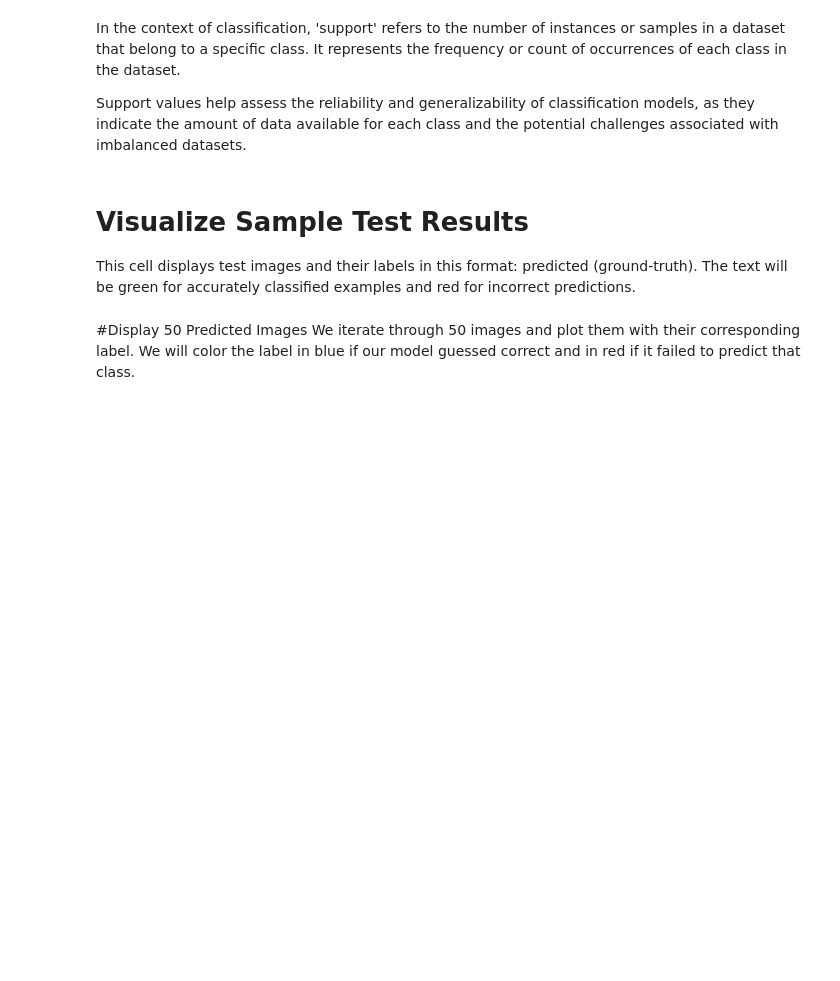
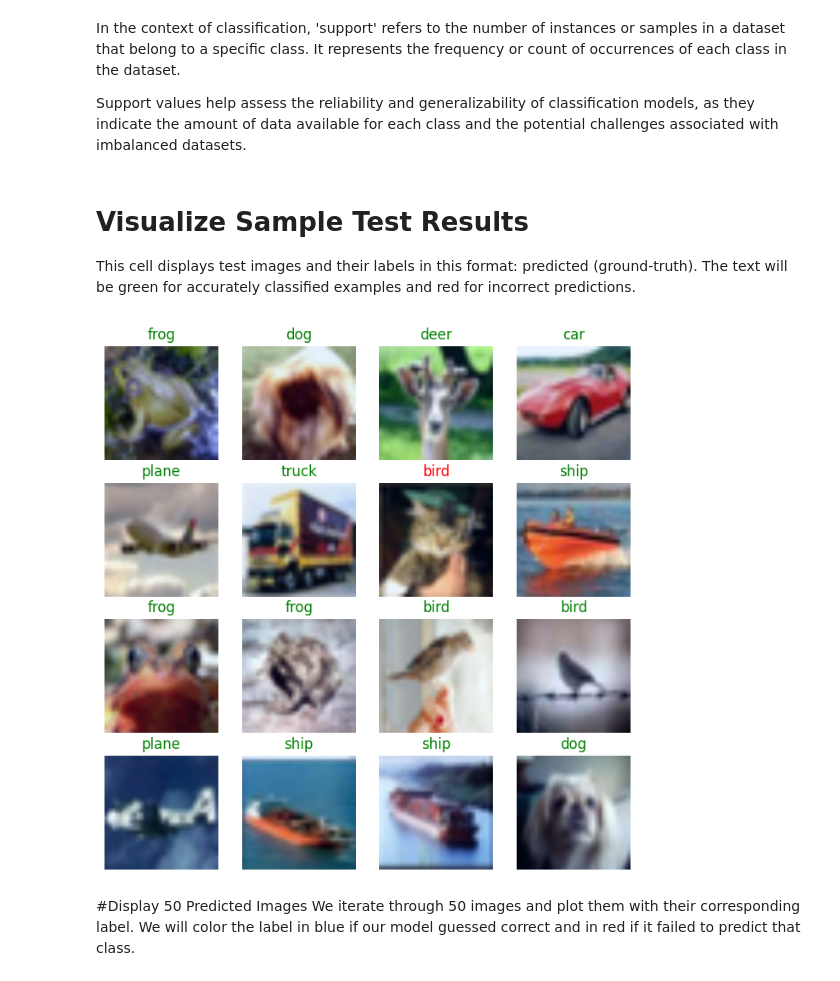
Before and after one commit to simonmkkk/CIFAR-10-with-CNN, a Jupyter notebook: CNN4_RegNetY400m/CNN4_CIFAR_10_RegNetY400m.ipynb, the cells around one changed output. Cells and saved outputs as stored; diff of their text form; code cells hidden in the pictures; blank space fills up the shorter version.

```diff
--- a/CNN4_RegNetY400m/CNN4_CIFAR_10_RegNetY400m.ipynb
+++ b/CNN4_RegNetY400m/CNN4_CIFAR_10_RegNetY400m.ipynb
@@ -164,9 +173,9 @@ val_set, test_set = torch.utils.data.random_split(test_dataset, [5000, 5000])
 pin_memory = (device == "cuda")
 
 # Define the data loaders for the training, validation, and test sets
-train_loader = torch.utils.data.DataLoader(train_set, batch_size=192, shuffle=True, num_workers=0, pin_memory=pin_memory, persistent_workers=False)
-val_loader = torch.utils.data.DataLoader(val_set, batch_size=192, shuffle=False, num_workers=0, pin_memory=pin_memory, persistent_workers=False)
-test_loader = torch.utils.data.DataLoader(test_set, batch_size=192, shuffle=False, num_workers=0, pin_memory=pin_memory, persistent_workers=False)
+train_loader = torch.utils.data.DataLoader(train_set, batch_size=256, shuffle=True, num_workers=4, pin_memory=pin_memory, persistent_workers=True)
+val_loader = torch.utils.data.DataLoader(val_set, batch_size=256, shuffle=False, num_workers=4, pin_memory=pin_memory, persistent_workers=True)
+test_loader = torch.utils.data.DataLoader(test_set, batch_size=256, shuffle=False, num_workers=4, pin_memory=pin_memory, persistent_workers=True)
 
 # Define the classes for the CIFAR-10 dataset
 classes = ['plane', 'car', 'bird', 'cat', 'deer', 'dog', 'frog', 'horse', 'ship', 'truck']
@@ -195,7 +206,8 @@ This notebook uses an ImageNet-pretrained **RegNetY-400MF** backbone and replace
 
 RegNet is a modern convolutional network architecture that incorporates depthwise convolutions, inverted bottlenecks, and LayerNorm-style normalization, offering strong performance and transfer learning capabilities.
 # %%
-model = models.regnet_y_400mf(weights=models.RegNet_Y_400MF_Weights.DEFAULT)
+# No pretrained weights: train from scratch
+model = models.regnet_y_400mf(weights=None)
 
 # Replace the classification head for CIFAR-10 (10 output classes)
 model.fc = nn.Linear(model.fc.in_features, 10)
@@ -222,7 +254,7 @@ The following loop trains for 50 epochs; take a look at how the values for the t
 ## Specify Loss Function and Optimizer
 It's recommended that you use cross-entropy loss for classification. If you look at the documentation (linked above), you can see that PyTorch's cross entropy function applies a softmax funtion to the output layer and then calculates the log loss.
 # %%
-EPOCHS = 1
+EPOCHS = 100
 
 criterion = nn.CrossEntropyLoss(label_smoothing=0.01)  # Cross-Entropy Loss for multi-class classification
 
@@ -499,26 +606,29 @@ This cell displays test images and their labels in this format: predicted (groun
 # %%
 # obtain one batch of test images
 images, labels = next(iter(test_loader))
-model.cpu()
-
-# get sample outputs
-output = model(images)
+# Keep model on device (torch.compile does not support .cpu()). Run inference on device.
+images = images.to(device)
+with torch.no_grad():
+    output = model(images)
 # convert output probabilities to predicted class
 _, preds = torch.max(output, 1)
+images, preds = images.cpu(), preds.cpu()  # move to CPU for plotting
 
 # Create a 4x4 grid for displaying the images
 fig, axes = plt.subplots(4, 4, figsize=(8, 8))
 
 # Iterate over the images and display them in the grid
 for idx, ax in enumerate(axes.flat):
   # Normalize the image tensor to [0, 1] range
   image = images[idx].permute(1, 2, 0)
   image = (image - image.min()) / (image.max() - image.min())
   ax.imshow(image)  # Display the image
   ax.axis('off')  # Hide the axes
   ax.set_title("{}".format(classes[preds[idx]]),
                  color=("green" if preds[idx]==labels[idx] else "red"))  # Add title to the image
 plt.show()
+# %% [output]
+[figure, added]
 # %% [markdown]
 #Display 50 Predicted Images
 We iterate through 50 images and plot them with their corresponding label. We will color the label in blue if our model guessed correct and in red if it failed to predict that class.
```
Also changed, not shown: parts of 16 cells of this notebook, 5 other files.
